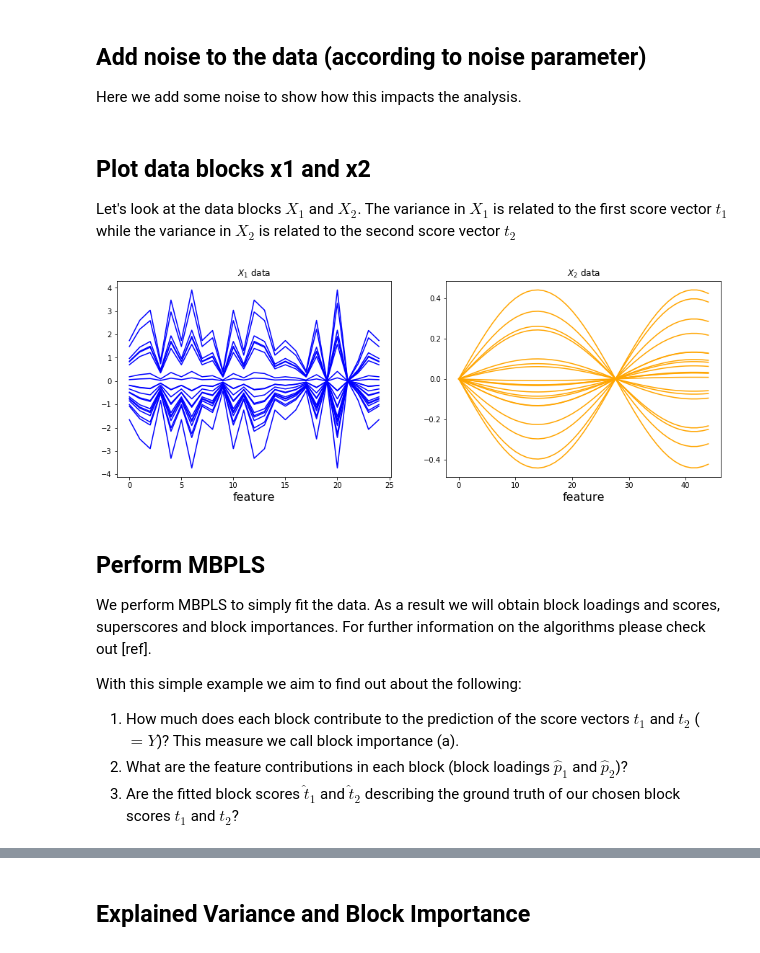
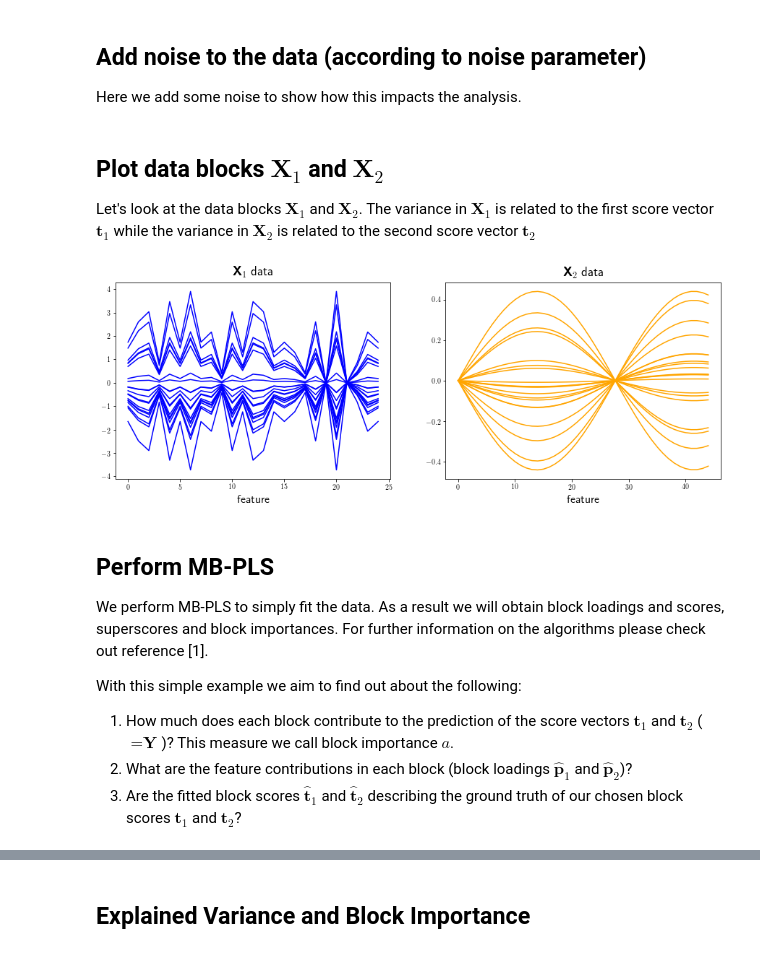
Before and after one commit to DTUComputeStatisticsAndDataAnalysis/MBPLS, a Jupyter notebook: examples/introduction/MBPLS_introduction.ipynb, the cells around one changed output, grey strips where cells are left out. Saved outputs shown, nothing was run; the diff lists cells and outputs as text; code cells hidden in the pictures.

Commit message:
Revise and edit the MB-PLS Introduction Jupyter Notebook 	modified:   examples/introduction/MBPLS_introduction.ipynb

```diff
--- a/examples/introduction/MBPLS_introduction.ipynb
+++ b/examples/introduction/MBPLS_introduction.ipynb
@@ -15,6 +15,9 @@ num_vars_x1 = 25
 num_vars_x2 = 45
 noise = 0      # add noise between 0..10
 # %%
+import matplotlib
+matplotlib.rc('text', usetex=True)
+matplotlib.rcParams['text.latex.preamble']=[r"\usepackage{amsmath}"]
 from matplotlib import pyplot as plt
 import numpy as np
 from scipy.stats import ortho_group
@@ -69,27 +72,27 @@ Here we add some noise to show how this impacts the analysis.
 x1 = np.random.normal(x1, 0.05*noise)
 x2 = np.random.normal(x2, 0.05*noise)
 # %% [markdown]
-## Plot data blocks x1 and x2
-Let's look at the data blocks $X_1$ and $X_2$. The variance in $X_1$ is related to the first score vector $t_1$ while the variance in $X_2$ is related to the second score vector $t_2$
+## Plot data blocks $\textbf{X}_1$ and $\textbf{X}_2$
+Let's look at the data blocks $\textbf{X}_1$ and $\textbf{X}_2$. The variance in $\textbf{X}_1$ is related to the first score vector $\textbf{t}_1$ while the variance in $\textbf{X}_2$ is related to the second score vector $\textbf{t}_2$
 # %%
 fig, ax = plt.subplots(ncols=2, figsize=(15,5))
 ax[0].plot(x1.T, color='blue')
-ax[0].set_title('$X_1$ data')
+ax[0].set_title(r'$\textbf{X}_1$ data', fontsize=18)
 ax[0].set_xlabel('feature', size=16)
 ax[1].plot(x2.T, color='orange')
-ax[1].set_title('$X_2$ data')
+ax[1].set_title(r'$\textbf{X}_2$ data', fontsize=18)
 ax[1].set_xlabel('feature', size=16);
 # %% [output]
-[figure, old version]
+[figure, new version]
 # %% [markdown]
-## Perform MBPLS
-We perform MBPLS to simply fit the data. As a result we will obtain block loadings and scores, superscores and block importances. For further information on the algorithms please check out [ref].
+## Perform MB-PLS
+We perform MB-PLS to simply fit the data. As a result we will obtain block loadings and scores, superscores and block importances. For further information on the algorithms please check out reference [1].
 
 With this simple example we aim to find out about the following:
 
-1. How much does each block contribute to the prediction of the score vectors $t_1$ and $t_2$ ($=Y$)? This measure we call block importance (a).
-2. What are the feature contributions in each block (block loadings $\hat{p}_1$ and $\hat{p}_2$)?
-3. Are the fitted block scores $\hat{t}_1$ and $\hat{t}_2$ describing the ground truth of our chosen block scores $t_1$ and $t_2$?
+1. How much does each block contribute to the prediction of the score vectors $\textbf{t}_1$ and $\textbf{t}_2$ ($=\textbf{Y}$)? This measure we call block importance $a$.
+2. What are the feature contributions in each block (block loadings $\hat{\textbf{p}}_1$ and $\hat{\textbf{p}}_2$)?
+3. Are the fitted block scores $\hat{\textbf{t}}_1$ and $\hat{\textbf{t}}_2$ describing the ground truth of our chosen block scores $\textbf{t}_1$ and $\textbf{t}_2$?
 # %%
 from mbpls.mbpls import MBPLS
 mbpls_model = MBPLS(n_components=2,method='UNIPALS',standardize=False)
```
Also changed, not shown: parts of 19 cells of this notebook.
